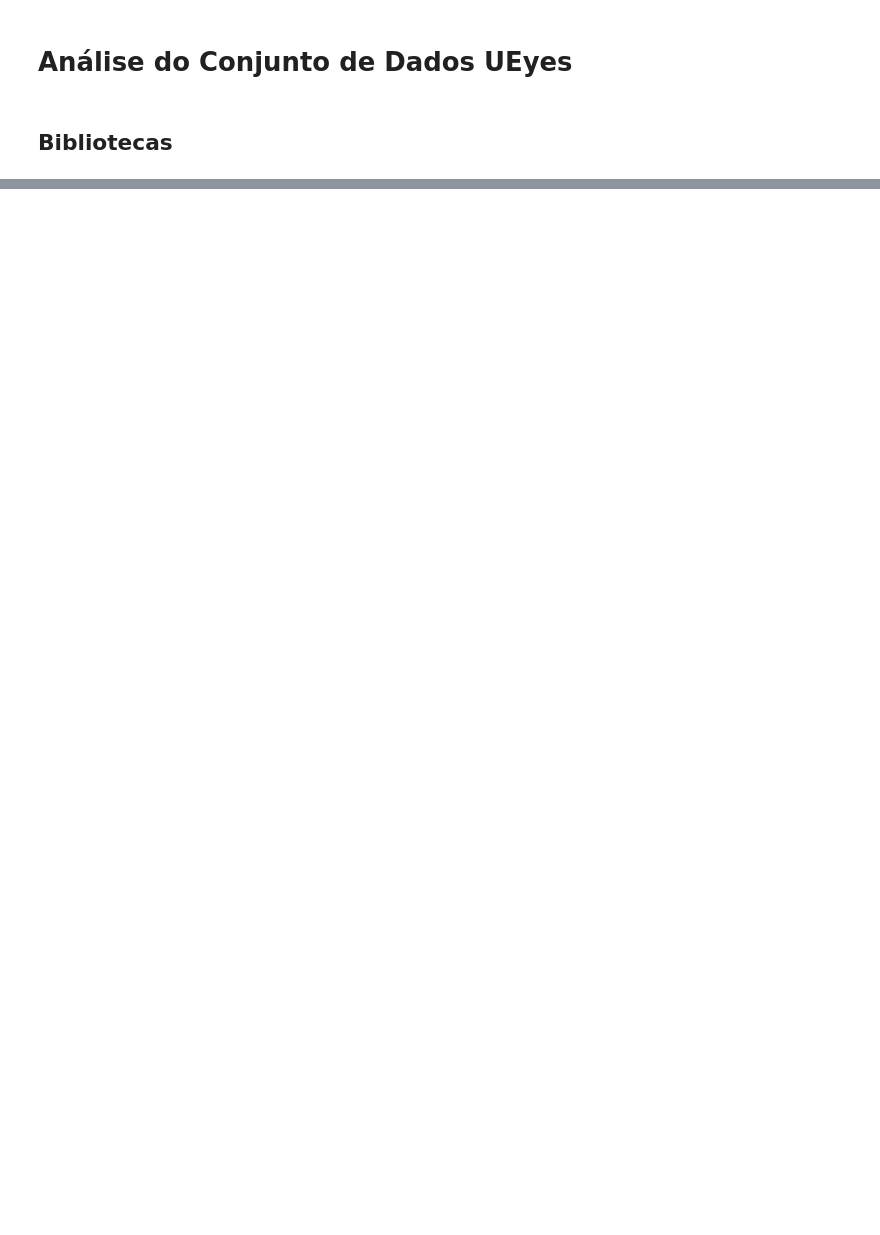
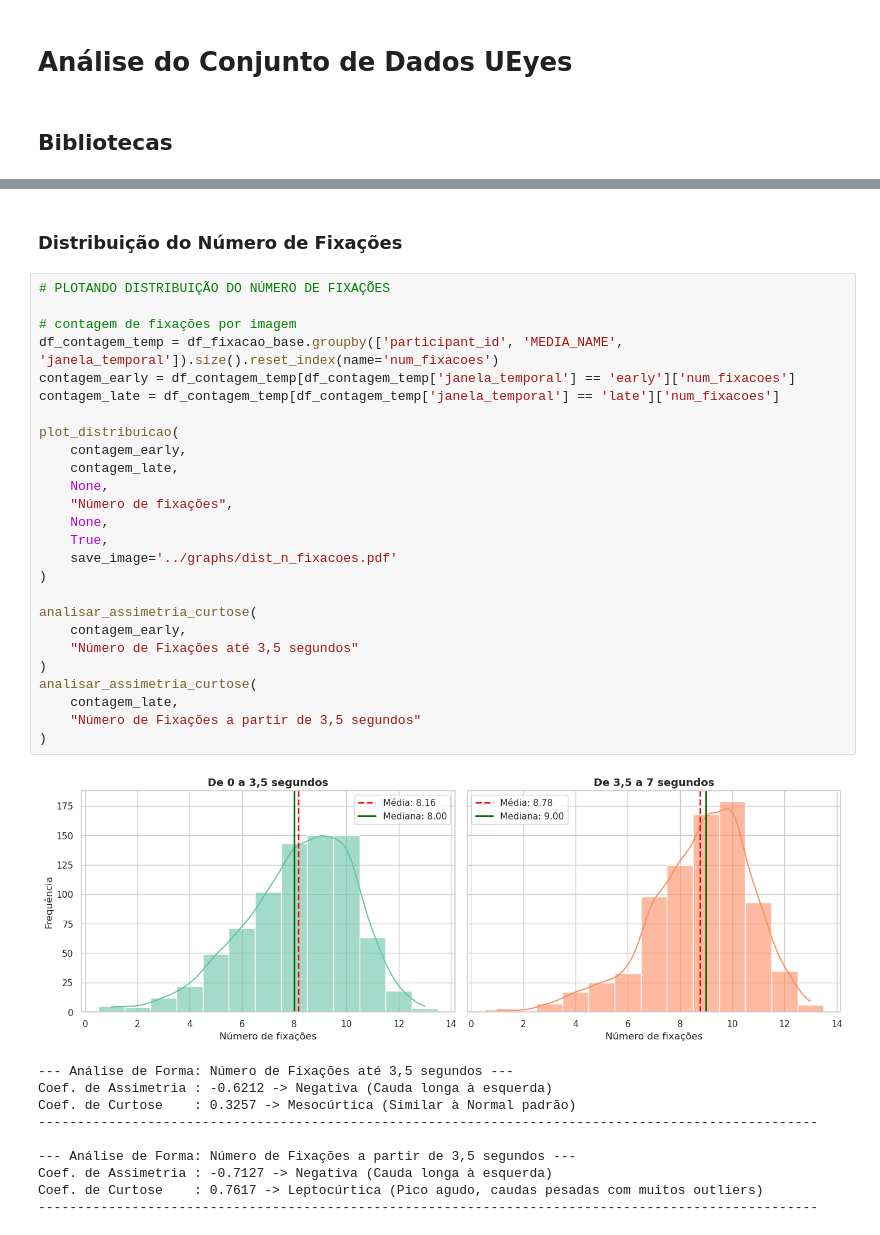
Before and after one commit to rodrigoraupp/hci_eyetracking_analysis, a Jupyter notebook: notebooks/03_analysis.ipynb, the cells around one changed output, grey strips where cells are left out. Saved outputs shown, nothing was run; the diff lists cells and outputs as text; blank space fills up the shorter version.

```diff
--- a/notebooks/03_analysis.ipynb
+++ b/notebooks/03_analysis.ipynb
@@ -125,0 +424,39 @@ df_early = df_fixations
+# %% [markdown]
+### Distribuição do Número de Fixações
+# %%
+# PLOTANDO DISTRIBUIÇÃO DO NÚMERO DE FIXAÇÕES
+
+# contagem de fixações por imagem
+df_contagem_temp = df_fixacao_base.groupby(['participant_id', 'MEDIA_NAME', 'janela_temporal']).size().reset_index(name='num_fixacoes')
+contagem_early = df_contagem_temp[df_contagem_temp['janela_temporal'] == 'early']['num_fixacoes']
+contagem_late = df_contagem_temp[df_contagem_temp['janela_temporal'] == 'late']['num_fixacoes']
+
+plot_distribuicao(
+    contagem_early,
+    contagem_late,
+    None,
+    "Número de fixações",
+    None,
+    True,
+    save_image='../graphs/dist_n_fixacoes.pdf'
+)
+
+analisar_assimetria_curtose(
+    contagem_early,
+    "Número de Fixações até 3,5 segundos"
+)
+analisar_assimetria_curtose(
+    contagem_late,
+    "Número de Fixações a partir de 3,5 segundos"
+)
+# %% [output]
+[figure, added]
+--- Análise de Forma: Número de Fixações até 3,5 segundos ---
+Coef. de Assimetria : -0.6212 -> Negativa (Cauda longa à esquerda)
+Coef. de Curtose    : 0.3257 -> Mesocúrtica (Similar à Normal padrão)
+----------------------------------------------------------------------------------------------------
+
+--- Análise de Forma: Número de Fixações a partir de 3,5 segundos ---
+Coef. de Assimetria : -0.7127 -> Negativa (Cauda longa à esquerda)
+Coef. de Curtose    : 0.7617 -> Leptocúrtica (Pico agudo, caudas pesadas com muitos outliers)
+----------------------------------------------------------------------------------------------------
```
Also changed, not shown: parts of 80 cells of this notebook, 2 other files.
